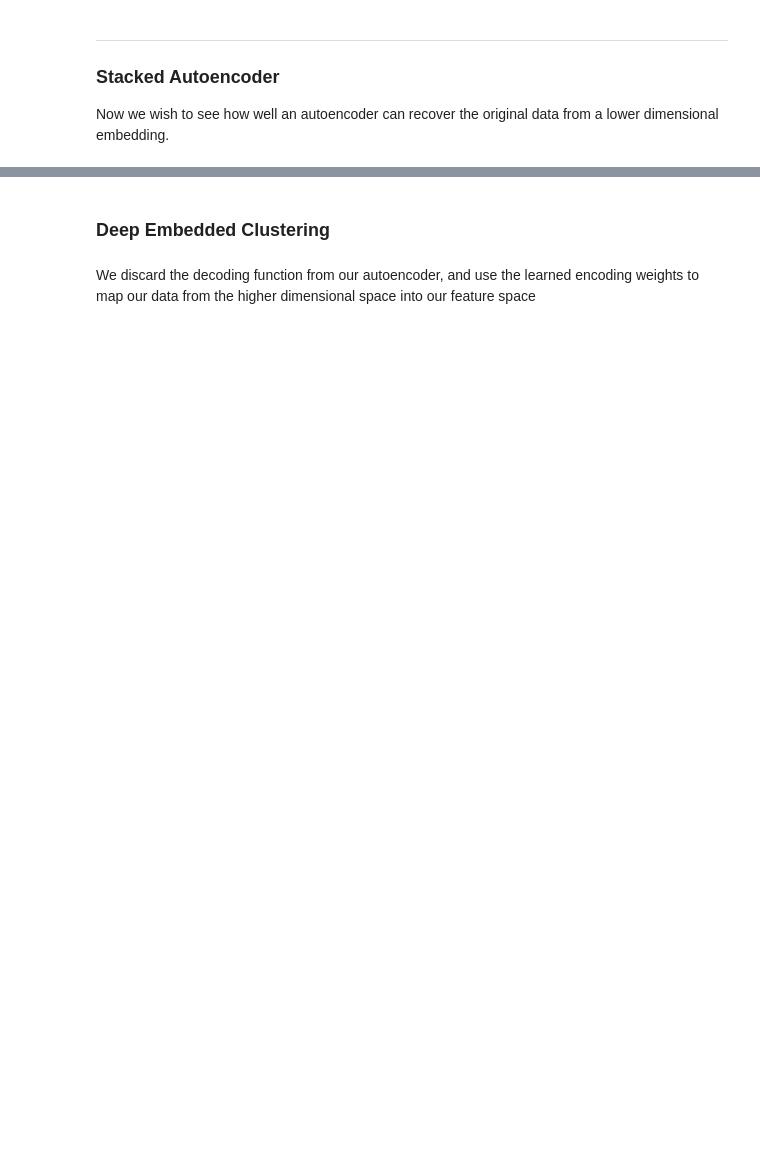
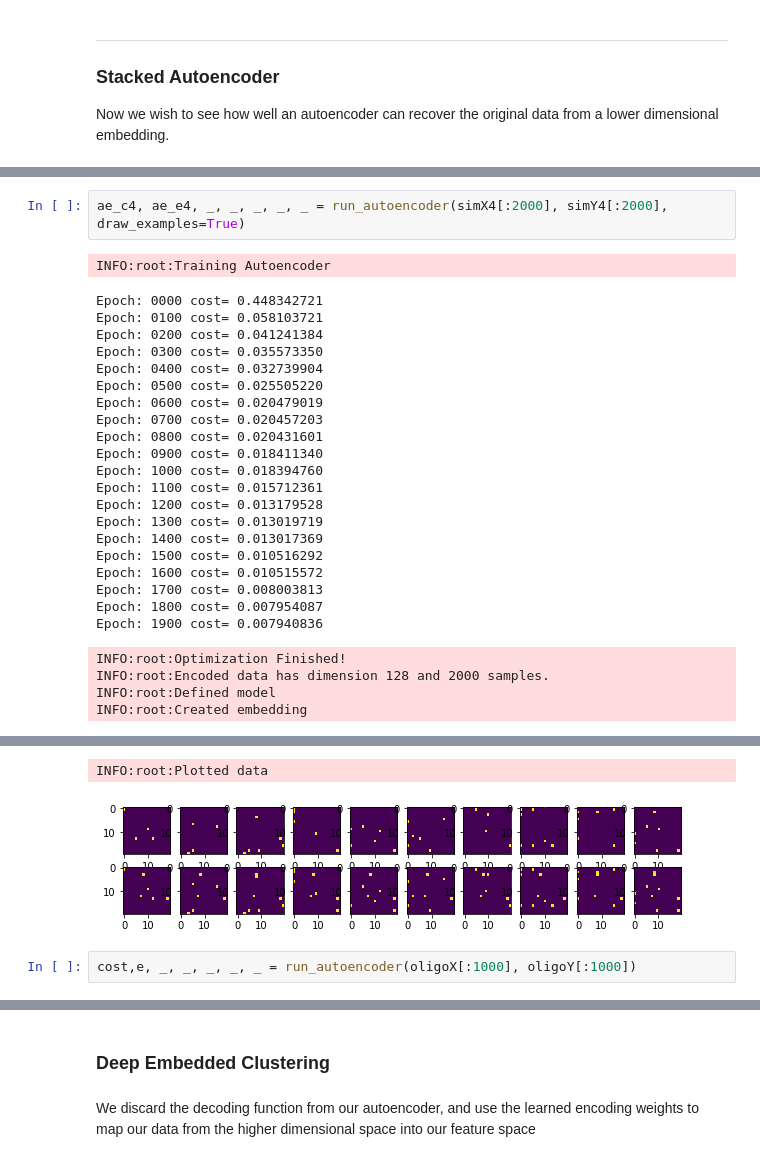
Before and after one commit to sitarapersad/6874-Project, a Jupyter notebook: RNA Heterogeneity.ipynb, the cells around one changed output, grey strips where cells are left out. Saved outputs shown, nothing was run; the diff lists cells and outputs as text; blank space fills up the shorter version.

```diff
--- a/RNA Heterogeneity.ipynb
+++ b/RNA Heterogeneity.ipynb
@@ -487,0 +615,28 @@ def run_autoencoder(simX, simY, n_hidden_1=256, n_hidden_2=128, learning_rate=0.
+# %%
+ae_c4, ae_e4, _, _, _, _, _ = run_autoencoder(simX4[:2000], simY4[:2000], draw_examples=True)
+# %% [output]
+INFO:root:Training Autoencoder
+Epoch: 0000 cost= 0.448342721
+Epoch: 0100 cost= 0.058103721
+Epoch: 0200 cost= 0.041241384
+Epoch: 0300 cost= 0.035573350
+Epoch: 0400 cost= 0.032739904
+Epoch: 0500 cost= 0.025505220
+Epoch: 0600 cost= 0.020479019
+Epoch: 0700 cost= 0.020457203
+Epoch: 0800 cost= 0.020431601
+Epoch: 0900 cost= 0.018411340
+Epoch: 1000 cost= 0.018394760
+Epoch: 1100 cost= 0.015712361
+Epoch: 1200 cost= 0.013179528
+Epoch: 1300 cost= 0.013019719
+Epoch: 1400 cost= 0.013017369
+Epoch: 1500 cost= 0.010516292
+Epoch: 1600 cost= 0.010515572
+Epoch: 1700 cost= 0.008003813
+Epoch: 1800 cost= 0.007954087
+Epoch: 1900 cost= 0.007940836
+INFO:root:Optimization Finished!
+INFO:root:Encoded data has dimension 128 and 2000 samples.
+INFO:root:Defined model
+INFO:root:Created embedding
@@ -487,0 +644,4 @@ def run_autoencoder(simX, simY, n_hidden_1=256, n_hidden_2=128, learning_rate=0.
+INFO:root:Plotted data
+[figure, added]
+# %%
+cost,e, _, _, _, _, _ = run_autoencoder(oligoX[:1000], oligoY[:1000])
```
Also changed, not shown: parts of 21 cells of this notebook, 18 other files.
